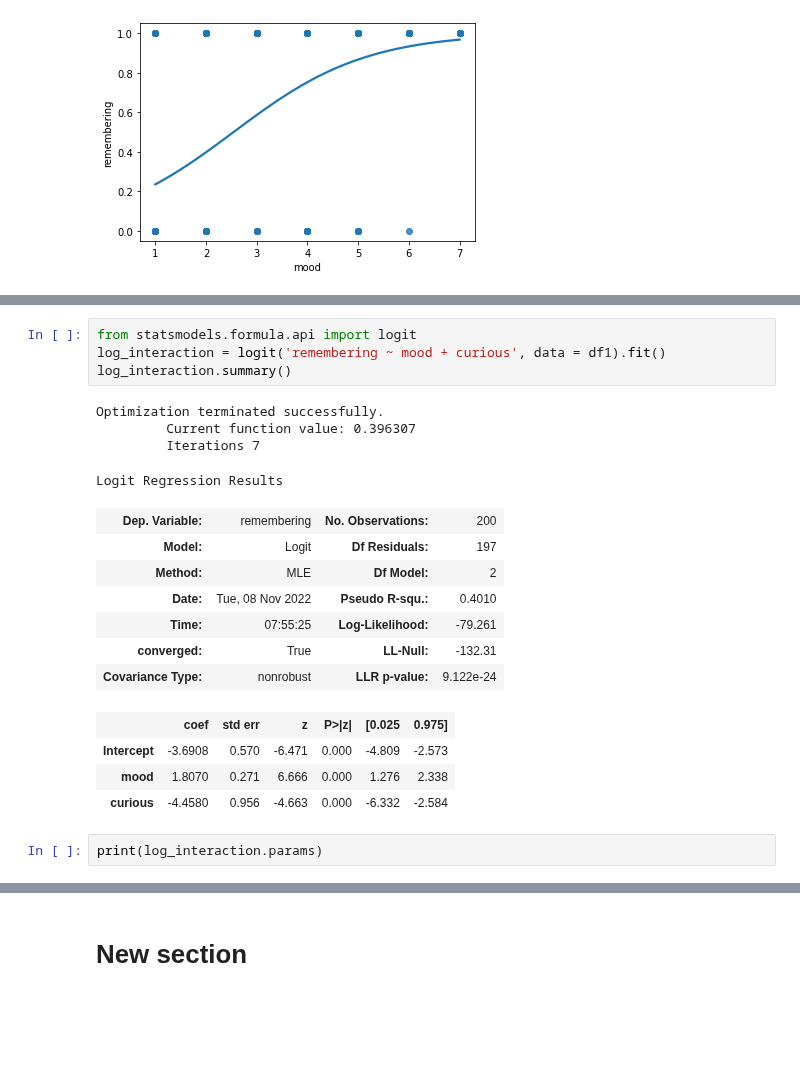
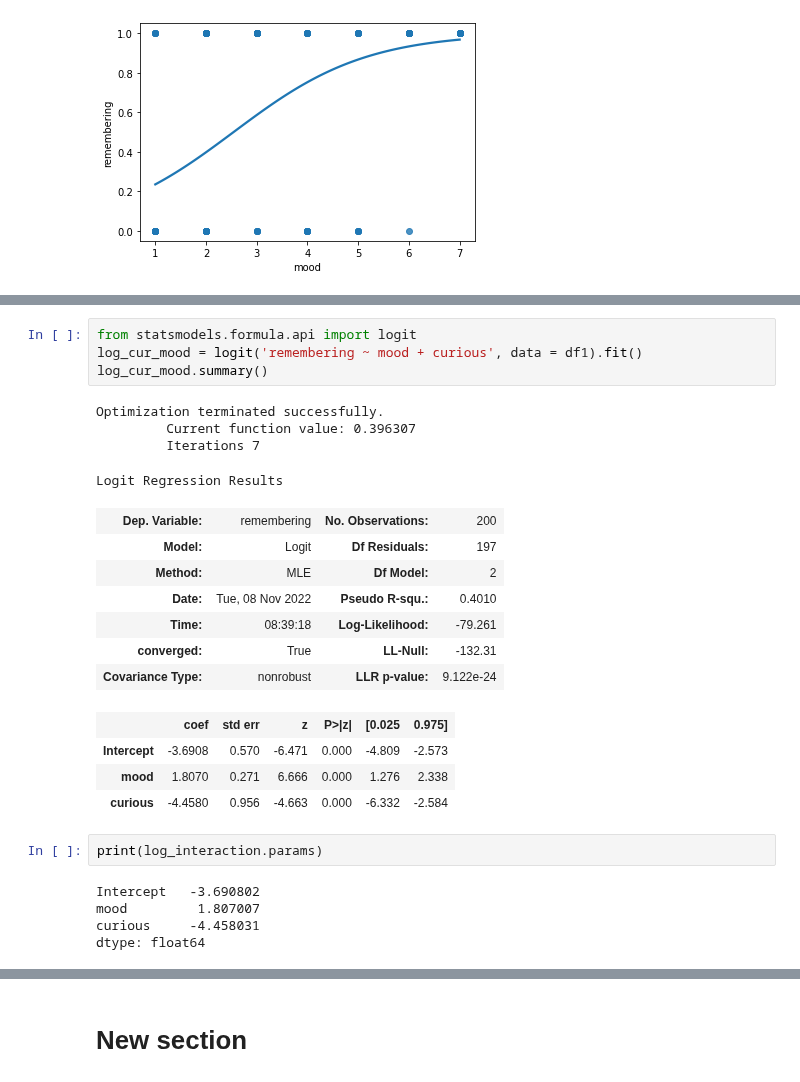
Before and after one commit to ia-nechaev/aqm2022, a Jupyter notebook: Copy_of_Logistic_regression.ipynb, the cells around one changed output, grey strips where cells are left out. Saved outputs shown, nothing was run; the diff lists cells and outputs as text; blank space fills up the shorter version.

```diff
--- a/Copy_of_Logistic_regression.ipynb
+++ b/Copy_of_Logistic_regression.ipynb
@@ -245,18 +253,18 @@ model_odds_ratio1
 | mood | 2.145823 | 6.841965 | 7.811418e-12 | 1.724268 | 2.670441 |
 # %%
 from statsmodels.formula.api import logit
-log_interaction = logit('remembering ~ mood + curious', data = df1).fit()
-log_interaction.summary()
+log_cur_mood = logit('remembering ~ mood + curious', data = df1).fit()
+log_cur_mood.summary()
 # %% [output]
 Optimization terminated successfully.
          Current function value: 0.396307
          Iterations 7
 Logit Regression Results
 | Dep. Variable: | remembering | No. Observations: | 200 |
 | Model: | Logit | Df Residuals: | 197 |
 | Method: | MLE | Df Model: | 2 |
 | Date: | Tue, 08 Nov 2022 | Pseudo R-squ.: | 0.4010 |
-| Time: | 07:55:25 | Log-Likelihood: | -79.261 |
+| Time: | 08:39:18 | Log-Likelihood: | -79.261 |
 | converged: | True | LL-Null: | -132.31 |
 | Covariance Type: | nonrobust | LLR p-value: | 9.122e-24 |
 |  | coef | std err | z | P>|z| | [0.025 | 0.975] |
@@ -265,3 +273,8 @@ Logit Regression Results
 | curious | -4.4580 | 0.956 | -4.663 | 0.000 | -6.332 | -2.584 |
 # %%
 print(log_interaction.params)
+# %% [output]
+Intercept   -3.690802
+mood         1.807007
+curious     -4.458031
+dtype: float64
```
Also changed, not shown: parts of 14 cells of this notebook.
